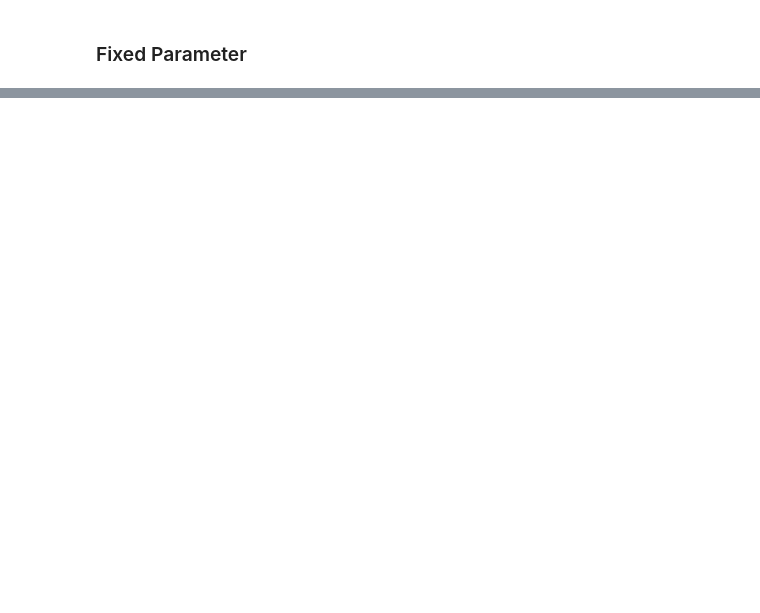
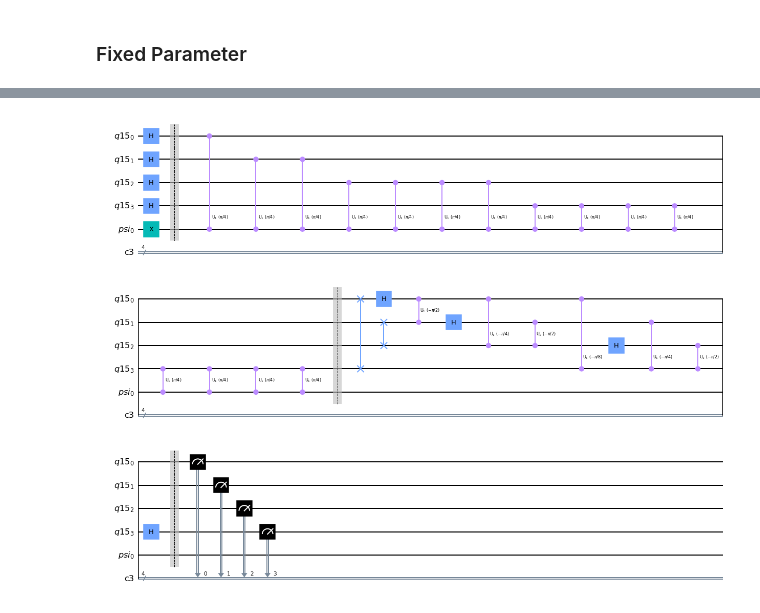
Before and after one commit to xin-0/QC-jupyter, a Jupyter notebook: Phase-Estimation.ipynb, the cells around one changed output, grey strips where cells are left out. Drawn from its saved outputs; the diff is of its cells as text; code cells hidden in the pictures; blank space fills up the shorter version.

```diff
--- a/Phase-Estimation.ipynb
+++ b/Phase-Estimation.ipynb
@@ -85,0 +97,5 @@ def qft_dagger(qc:QuantumCircuit,size:int):
+# %%
+readout(qc,size_reg)
+qc.draw("mpl")
+# %% [output]
+[figure, added]
```
Also changed, not shown: parts of 13 cells of this notebook.
